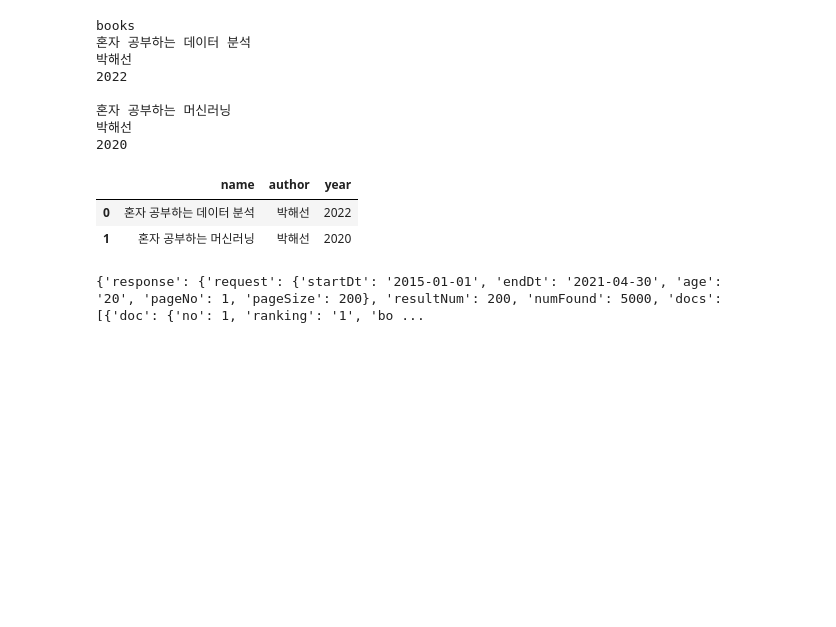
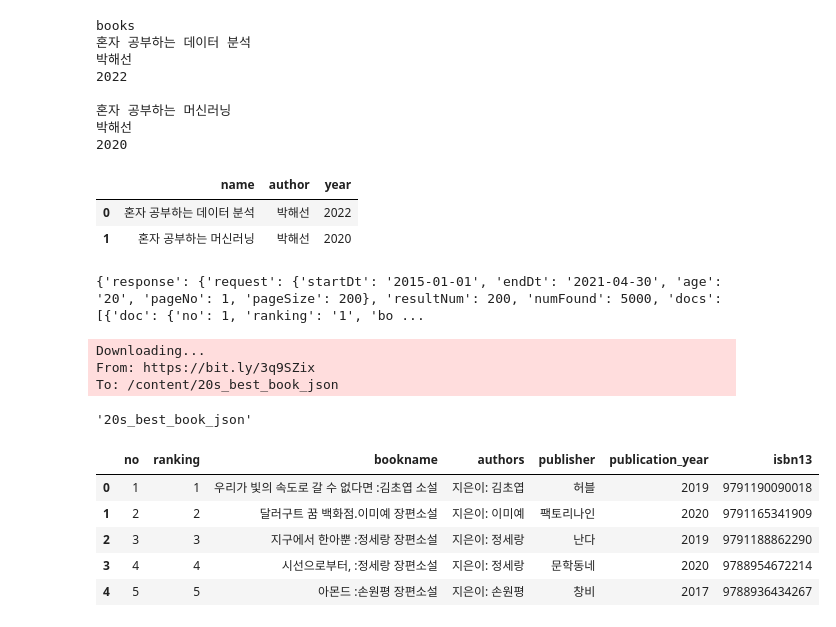
Before and after one commit to kdy4049067/data-analysis, a Jupyter notebook: Data_Analysis.ipynb, the cells around one changed output. Saved outputs shown, nothing was run; the diff lists cells and outputs as text; code cells hidden in the pictures; blank space fills up the shorter version.

```diff
--- a/Data_Analysis.ipynb
+++ b/Data_Analysis.ipynb
@@ -206,3 +206,28 @@ data = r.json()
 print(data)
 # %% [output]
 {'response': {'request': {'startDt': '2015-01-01', 'endDt': '2021-04-30', 'age': '20', 'pageNo': 1, 'pageSize': 200}, 'resultNum': 200, 'numFound': 5000, 'docs': [{'doc': {'no': 1, 'ranking': '1', 'bo ...
+# %%
+import gdown
+gdown.download('https://bit.ly/3q9SZix', '20s_best_book_json', quiet=False)
+# %% [output]
+Downloading...
+From: https://bit.ly/3q9SZix
+To: /content/20s_best_book_json
+'20s_best_book_json'
+# %%
+import pandas as pd
+books_df = pd.read_json('20s_best_book_json')
+books_df.head()
+books = books_df[['no', 'ranking', 'bookname', 'authors', 'publisher', 'publication_year', 'isbn13']]
+books.head()
+books_df.loc[[0,1], ['bookname', 'authors']]
+books_df.loc[0:1, 'bookname' : 'authors']
+books = books_df.loc[:, 'no':'isbn13']
+books.head()
+# %% [output]
+|  | no | ranking | bookname | authors | publisher | publication_year | isbn13 |
+| 0 | 1 | 1 | 우리가 빛의 속도로 갈 수 없다면 :김초엽 소설 | 지은이: 김초엽 | 허블 | 2019 | 9791190090018 |
+| 1 | 2 | 2 | 달러구트 꿈 백화점.이미예 장편소설 | 지은이: 이미예 | 팩토리나인 | 2020 | 9791165341909 |
+| 2 | 3 | 3 | 지구에서 한아뿐 :정세랑 장편소설 | 지은이: 정세랑 | 난다 | 2019 | 9791188862290 |
+| 3 | 4 | 4 | 시선으로부터, :정세랑 장편소설 | 지은이: 정세랑 | 문학동네 | 2020 | 9788954672214 |
+| 4 | 5 | 5 | 아몬드 :손원평 장편소설 | 지은이: 손원평 | 창비 | 2017 | 9788936434267 |
```
Also changed, not shown: parts of 5 cells of this notebook.
